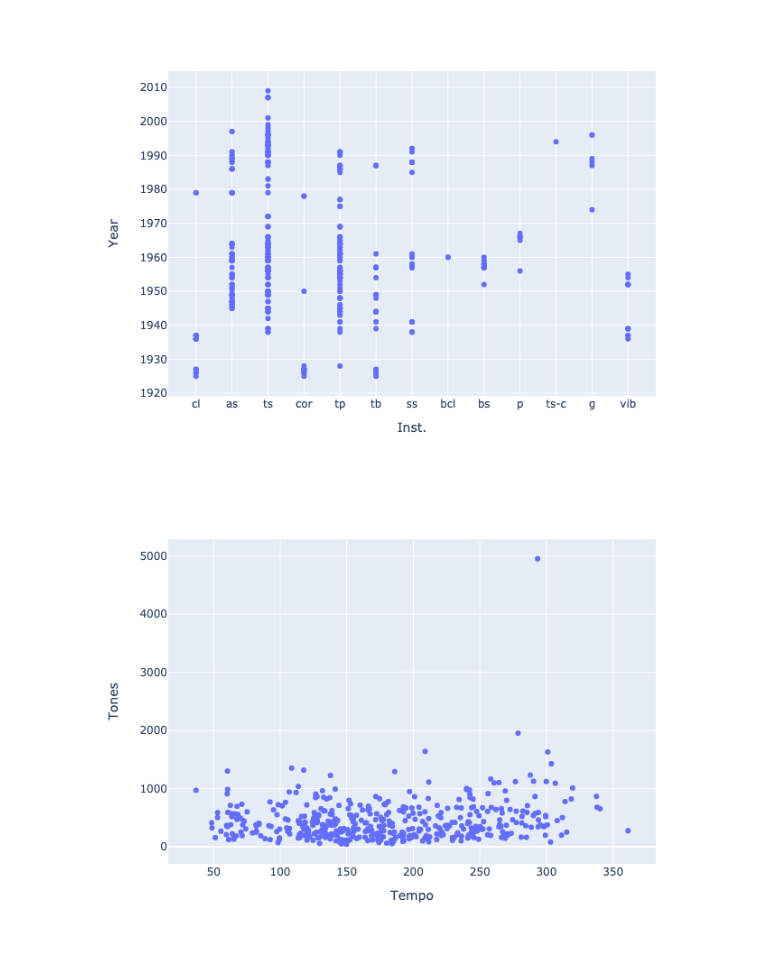
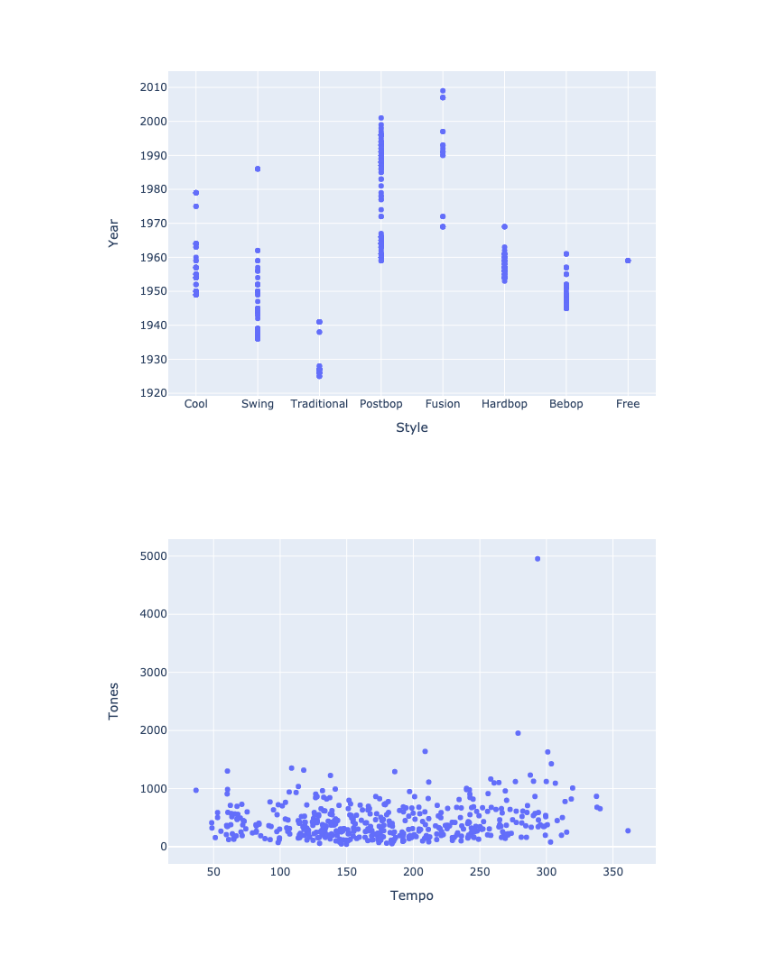
Before and after one commit to brodyholt/Multinomial-Logit-Model-on-Jazz-Solo-Data, a Jupyter notebook: jazz.ipynb, the cells around one changed output. Saved outputs shown, nothing was run; the diff lists cells and outputs as text; code cells hidden in the pictures.

```diff
--- a/jazz.ipynb
+++ b/jazz.ipynb
@@ -18,8 +18,8 @@ fig2.show("png")
 # %%
-fig3 = px.scatter(data,x="Inst.",y="Year")
+fig3 = px.scatter(data,x="Style",y="Year")
 fig3.show("png")
 # %% [output]
-[figure, old version]
+[figure, new version]
 # %%
 px.scatter(data,x="Tempo",y="Tones").show("png")
 # %% [output]
```
Also changed, not shown: parts of 17 cells of this notebook.
